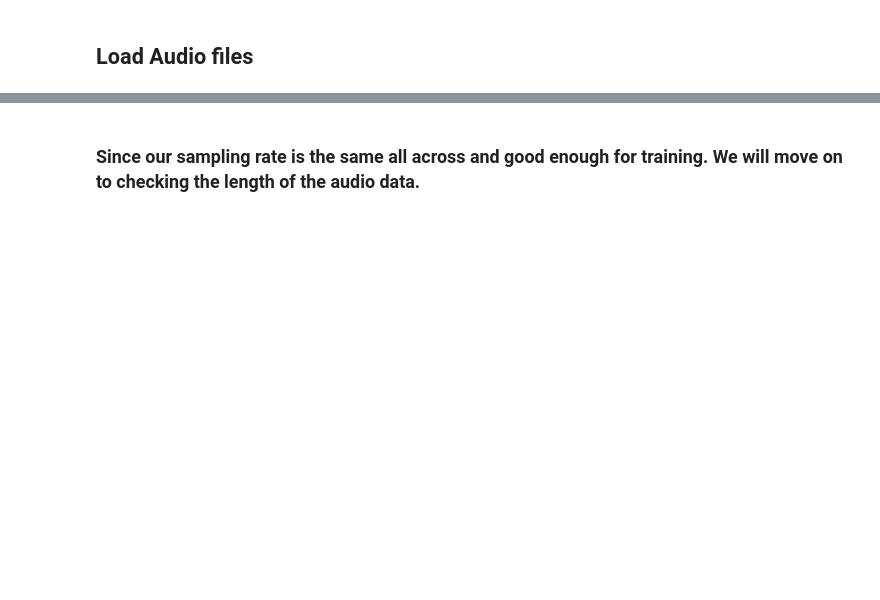
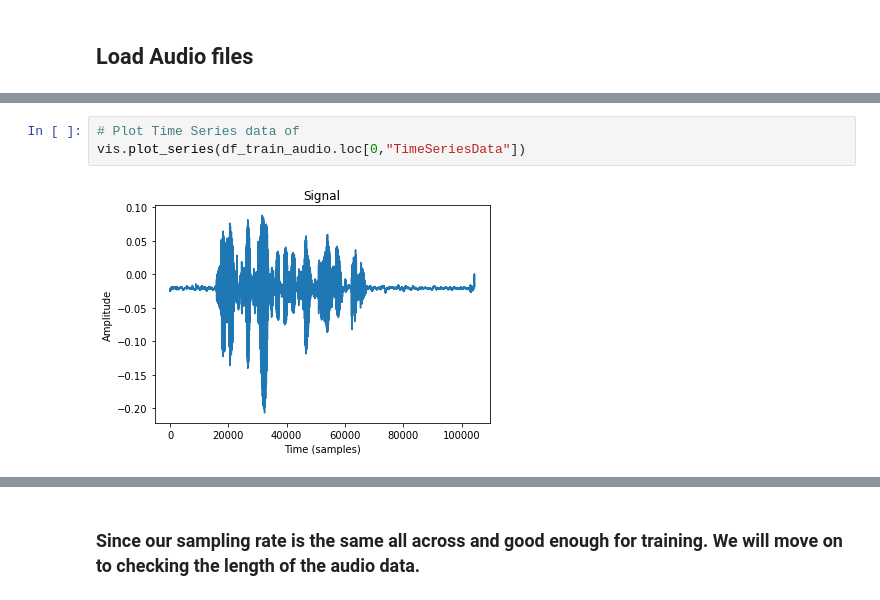
Before and after one commit to ItsDebol/AMH-STT, a Jupyter notebook: notebooks/data_exploration.ipynb, the cells around one changed output, grey strips where cells are left out. Drawn from its saved outputs; the diff is of its cells as text; blank space fills up the shorter version.

```diff
--- a/notebooks/data_exploration.ipynb
+++ b/notebooks/data_exploration.ipynb
@@ -50 +40,6 @@ There are  1000  files
+# %%
+# Plot Time Series data of
+vis.plot_series(df_train_audio.loc[0,"TimeSeriesData"])
+# %% [output]
+[figure, added]
 # %%
```
Also changed, not shown: parts of 23 cells of this notebook.
